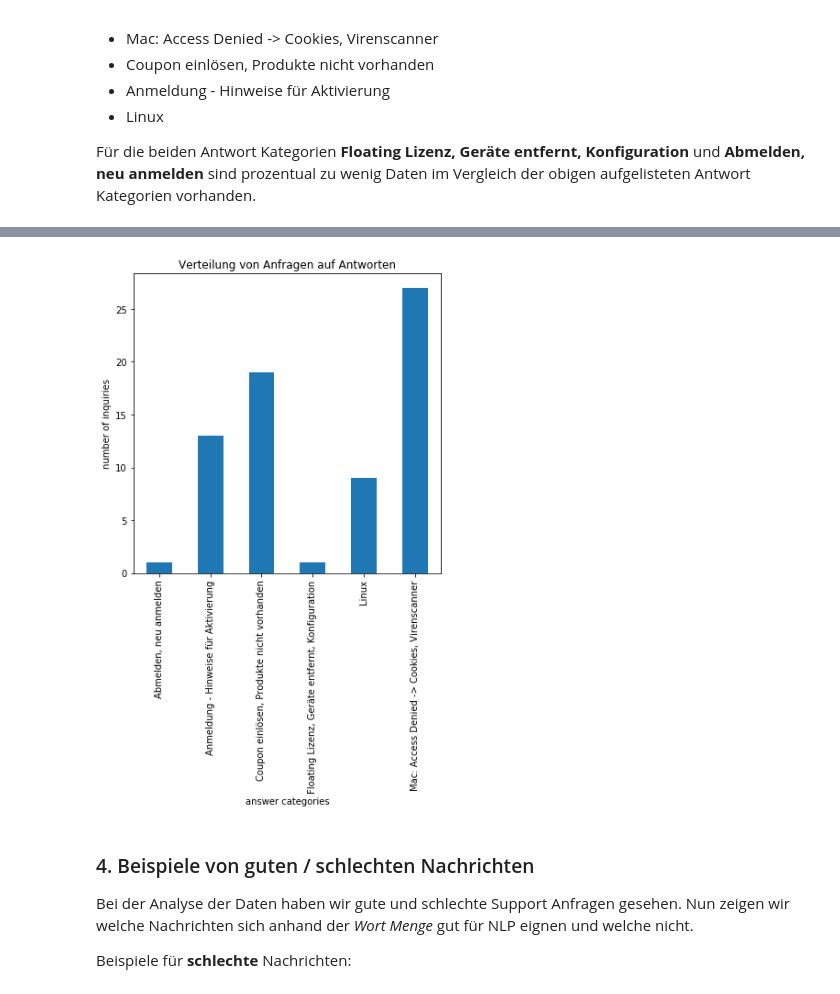
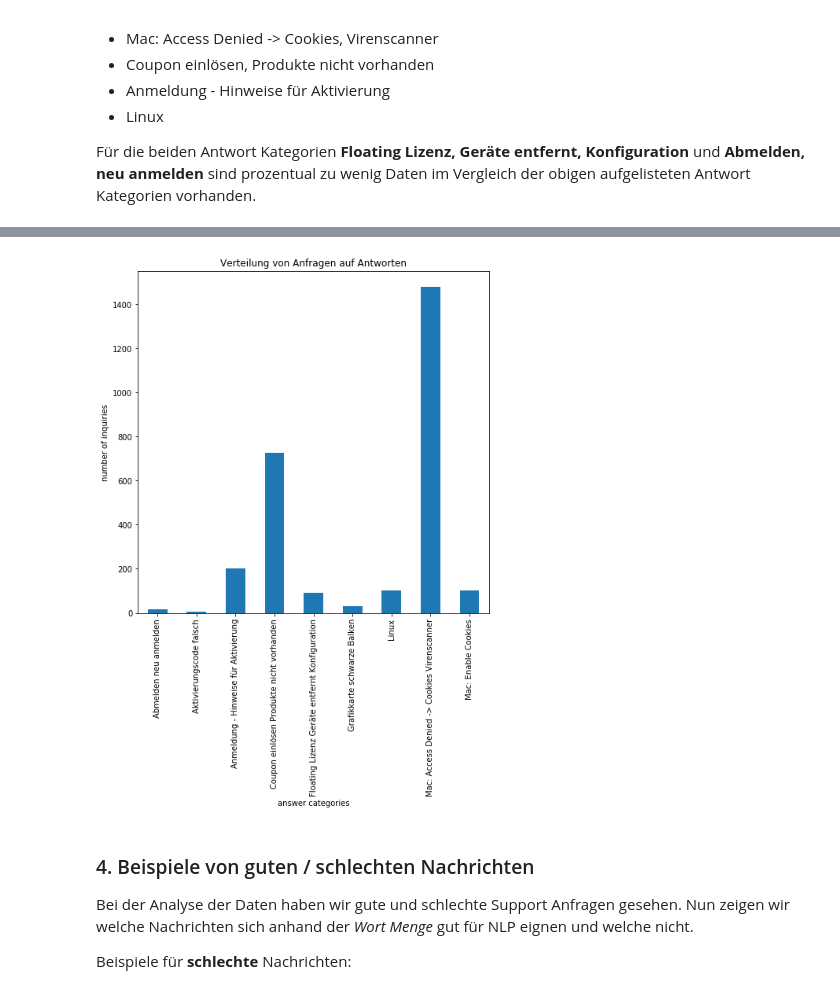
Before and after one commit to bda-19fs/bda-chatbot, a Jupyter notebook: 02_data_review/ionesoft_data_quality_assessment.ipynb, the cells around one changed output, grey strips where cells are left out. Drawn from its saved outputs; the diff is of its cells as text; code cells hidden in the pictures.

Commit message:
updated to fit new data extract

```diff
--- a/02_data_review/ionesoft_data_quality_assessment.ipynb
+++ b/02_data_review/ionesoft_data_quality_assessment.ipynb
@@ -18,10 +18,10 @@ Die Daten _chatbot_extract-1.csv_ wurden in einem CSV-Format geliefert. Dieses F
 # %%
 import pandas as pd
 
-extract = '../01_data/chatbot_extract-1.csv'
+extract = '../01_data/chatbot_all_tickets.csv'
 names=['ticket', 'customer', 'inquiry', 'state', 'answer']
 
-corpus = pd.read_csv(extract, encoding='utf-8', names=names, skiprows=[0], usecols=[1, 2, 4, 5, 6])
+corpus = pd.read_csv(extract, sep=';', encoding='utf-8', names=names, skiprows=[0], usecols=[2, 3, 4, 5, 6])
 corpus.head()
 # %% [output]
 |  | ticket | customer | inquiry | state | answer |
@@ -119,0 +105,5 @@ set(corpus.answer)
+# %%
+all_answers = list(set(corpus.answer))
+all_answers.sort()
+for i, v in enumerate(all_answers):
+    print(f'[{i}]\t{v}')
@@ -119,0 +143,14 @@ set(corpus.answer)
+# %%
+corpus.drop(corpus[
+    (corpus.answer == all_answers[0])  |
+    (corpus.answer == all_answers[1])  |
+    (corpus.answer == all_answers[2])  |
+    (corpus.answer == all_answers[3])  |
+    (corpus.answer == all_answers[10])  |
+    (corpus.answer == all_answers[22]) |
+    (corpus.answer == all_answers[23]) |
+    (corpus.answer == all_answers[24]) |
+    (corpus.answer == all_answers[25]) |
+    (corpus.answer == all_answers[26]) |
+    (corpus.answer == all_answers[27])
+].index, inplace=True)
@@ -119,0 +189,12 @@ set(corpus.answer)
+# %%
+corpus['answer'].replace({
+    'Anmeldung-HinweisefürAktivierung': 'Anmeldung - Hinweise für Aktivierung',
+    'CouponeinlösenProduktenichtvorhanden': 'Coupon einlösen Produkte nicht vorhanden',
+    'FloatingLizenzGeräteentferntKonfiguration': 'Floating Lizenz Geräte entfernt Konfiguration',
+    'Linx': 'Linux',
+    'Mac:AccessDenied->CookiesVirenscanner': 'Mac: Access Denied -> Cookies Virenscanner',
+    'Mac:AccessDenied->CookiesVirenscanner': 'Mac: Access Denied -> Cookies Virenscanner',
+    'Mac: Access Denied -> Cookies': 'Mac: Access Denied -> Cookies Virenscanner',
+    'Mc: Access Denied -> Cookies Virenscnner': 'Mac: Access Denied -> Cookies Virenscanner',
+    'Mac:EnableCookies': 'Mac: Enable Cookies'
+}, inplace=True)
@@ -120,15 +215,15 @@ set(corpus.answer)
 # %%
 import matplotlib.pyplot as plt
 %matplotlib inline
 
-fig = plt.figure(figsize=(6, 6))
+fig = plt.figure(figsize=(8, 8))
 corpus.groupby('answer').inquiry.count().plot.bar(ylim=0)
 plt.title('Verteilung von Anfragen auf Antworten')
 plt.xlabel('answer categories')
 plt.ylabel('number of inquiries')
 plt.show()
 # %% [output]
-[figure, old version]
+[figure, new version]
 # %% [markdown]
 ### 4. Beispiele von guten / schlechten Nachrichten
 Bei der Analyse der Daten haben wir gute und schlechte Support Anfragen gesehen. Nun zeigen wir welche Nachrichten sich anhand der _Wort Menge_ gut für NLP eignen und welche nicht.
```
Also changed, not shown: parts of 16 cells of this notebook.
